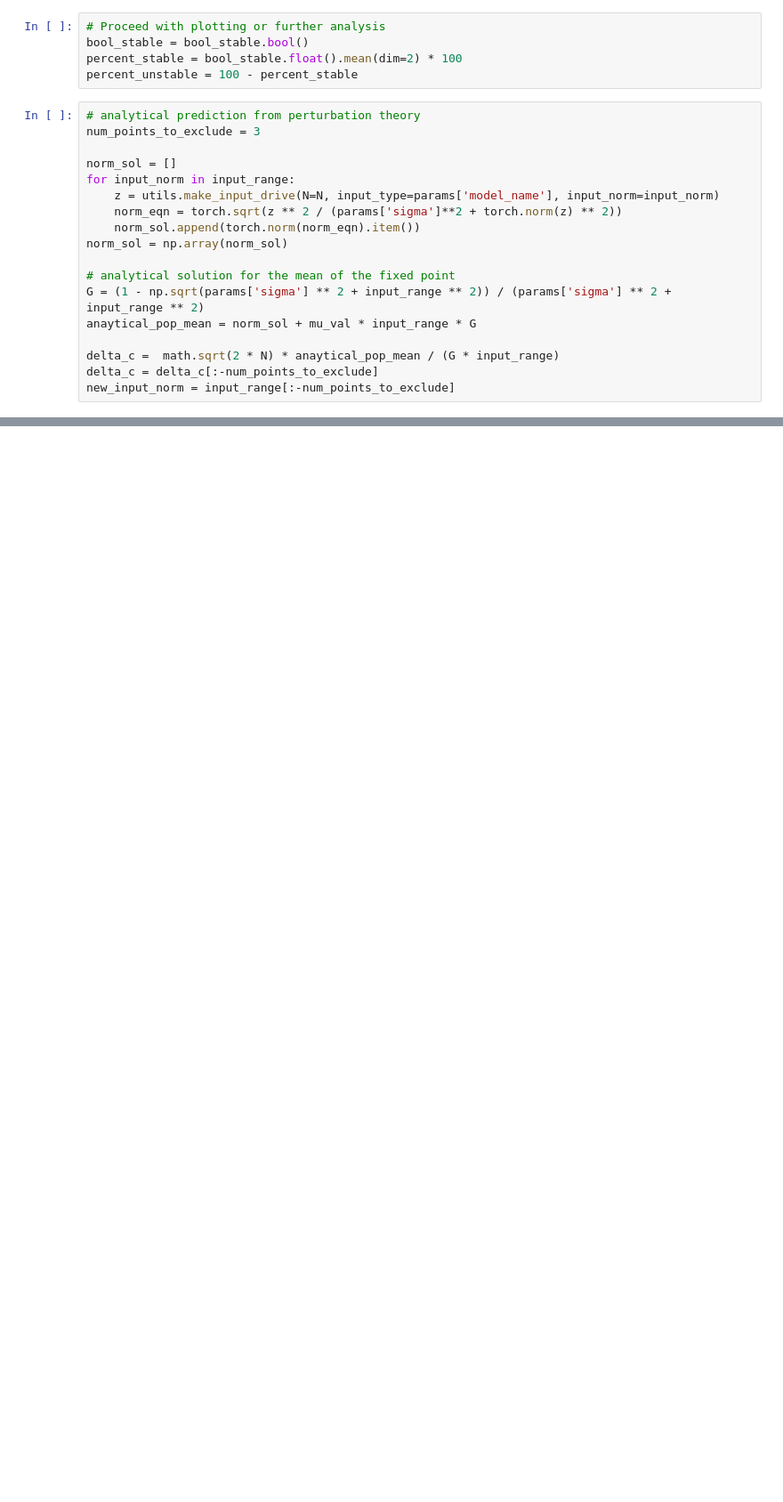
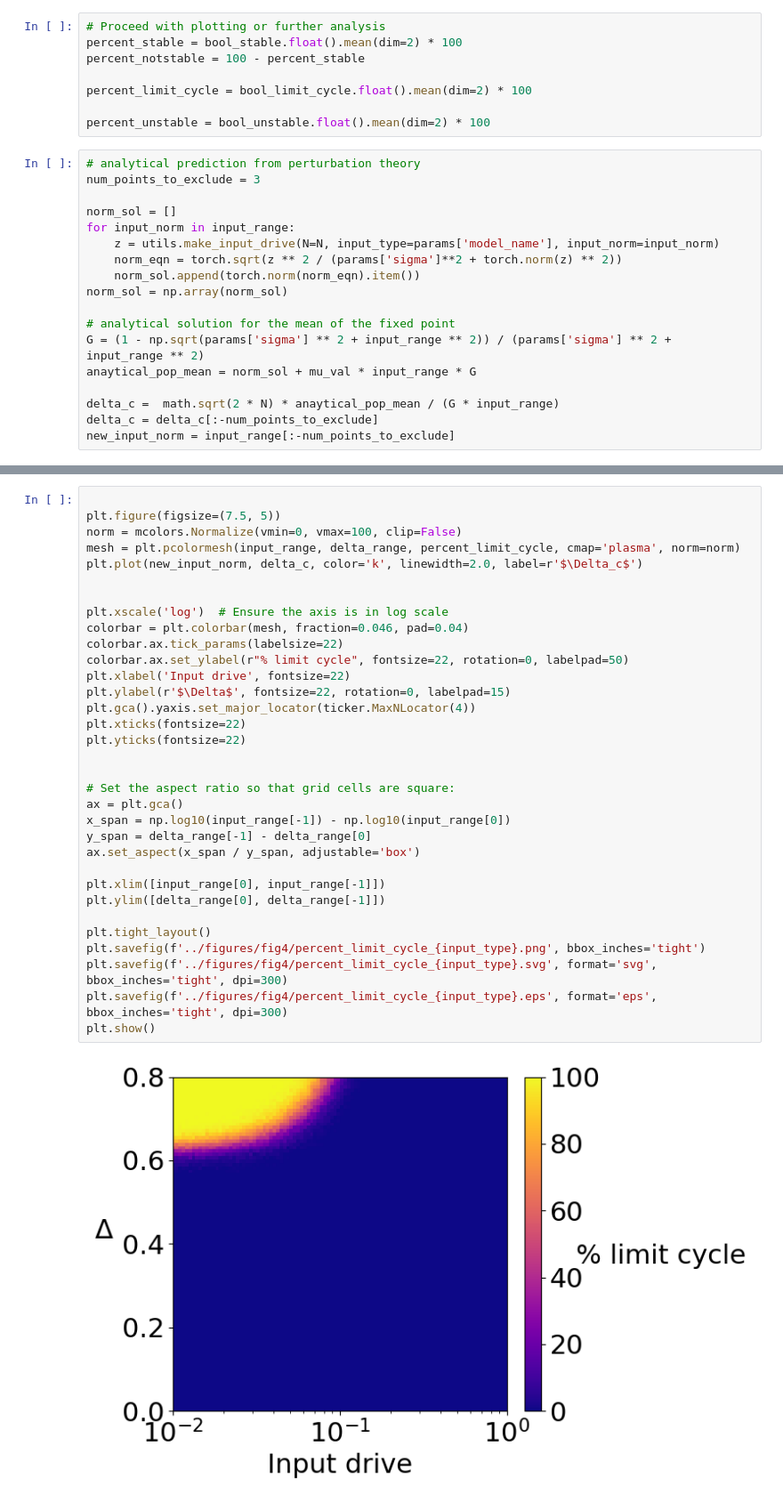
Before and after one commit to shivangrawat/perturbed_organics, a Jupyter notebook: examples/plot_phase_localized.ipynb, the cells around one changed output, grey strips where cells are left out. Shown at 89% size. Saved outputs shown, nothing was run; the diff lists cells and outputs as text; blank space fills up the shorter version.

```diff
--- a/examples/plot_phase_localized.ipynb
+++ b/examples/plot_phase_localized.ipynb
@@ -44,8 +48,11 @@ first_order_perturb_y = torch.load(os.path.join(path, f'first_order_perturb_y.pt
 # %%
 # Proceed with plotting or further analysis
-bool_stable = bool_stable.bool()
 percent_stable = bool_stable.float().mean(dim=2) * 100
-percent_unstable = 100 - percent_stable
+percent_notstable = 100 - percent_stable
+
+percent_limit_cycle = bool_limit_cycle.float().mean(dim=2) * 100
+
+percent_unstable = bool_unstable.float().mean(dim=2) * 100
 # %%
 # analytical prediction from perturbation theory
 num_points_to_exclude = 3
@@ -151,0 +159,35 @@ plt.show()
+# %%
+
+plt.figure(figsize=(7.5, 5))
+norm = mcolors.Normalize(vmin=0, vmax=100, clip=False)
+mesh = plt.pcolormesh(input_range, delta_range, percent_limit_cycle, cmap='plasma', norm=norm)
+plt.plot(new_input_norm, delta_c, color='k', linewidth=2.0, label=r'$\Delta_c$')
+
+
+plt.xscale('log')  # Ensure the axis is in log scale
+colorbar = plt.colorbar(mesh, fraction=0.046, pad=0.04)
+colorbar.ax.tick_params(labelsize=22)
+colorbar.ax.set_ylabel(r"% limit cycle", fontsize=22, rotation=0, labelpad=50)
+plt.xlabel('Input drive', fontsize=22)
+plt.ylabel(r'$\Delta$', fontsize=22, rotation=0, labelpad=15)
+plt.gca().yaxis.set_major_locator(ticker.MaxNLocator(4))
+plt.xticks(fontsize=22)
+plt.yticks(fontsize=22)
+
+
+# Set the aspect ratio so that grid cells are square:
+ax = plt.gca()
+x_span = np.log10(input_range[-1]) - np.log10(input_range[0])
+y_span = delta_range[-1] - delta_range[0]
+ax.set_aspect(x_span / y_span, adjustable='box')
+
+plt.xlim([input_range[0], input_range[-1]])
+plt.ylim([delta_range[0], delta_range[-1]])
+
+plt.tight_layout()
+plt.savefig(f'../figures/fig4/percent_limit_cycle_{input_type}.png', bbox_inches='tight')
+plt.savefig(f'../figures/fig4/percent_limit_cycle_{input_type}.svg', format='svg', bbox_inches='tight', dpi=300)
+plt.savefig(f'../figures/fig4/percent_limit_cycle_{input_type}.eps', format='eps', bbox_inches='tight', dpi=300)
+plt.show()
+# %% [output]
+[figure, added]
```
Also changed, not shown: parts of 6 cells of this notebook.
